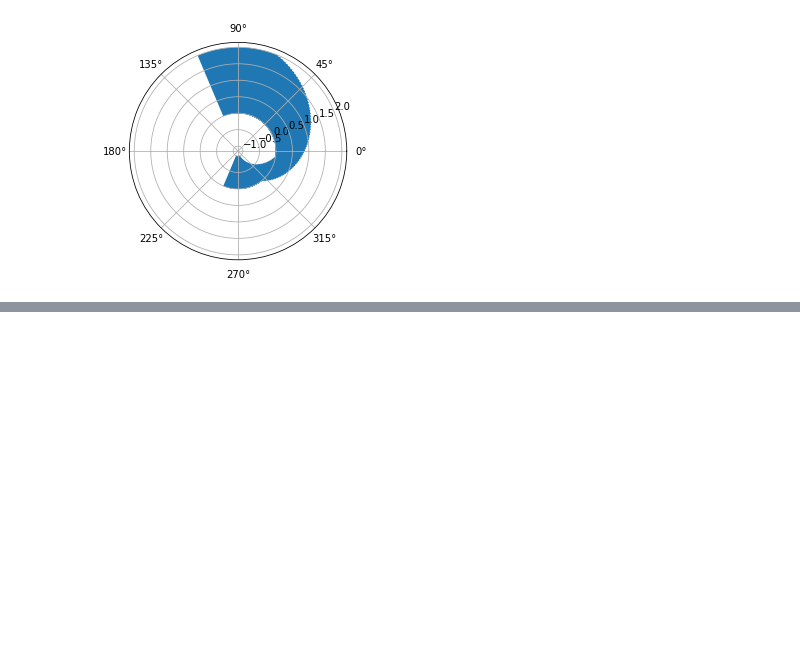
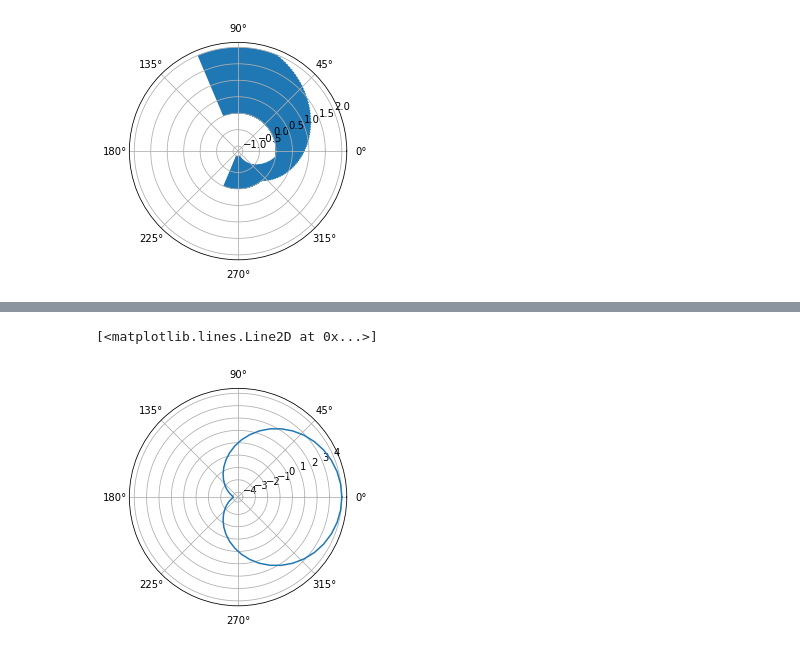
Before and after one commit to Zhurp2020/NLP-from-scratch, a Jupyter notebook: Thomas Calculus/Chapter 11 code.ipynb, the cells around one changed output, grey strips where cells are left out. Saved outputs shown, nothing was run; the diff lists cells and outputs as text; code cells hidden in the pictures; blank space fills up the shorter version.

```diff
--- a/Thomas Calculus/Chapter 11 code.ipynb
+++ b/Thomas Calculus/Chapter 11 code.ipynb
@@ -219,0 +270,9 @@ ax.bar(theta,r)
+# %%
+theta = np.linspace(0,2*np.pi,51)
+def r(t):
+    return 4*np.cos(t)
+ax = plt.subplot(projection = 'polar')
+ax.plot(theta,r(theta))
+# %% [output]
+[<matplotlib.lines.Line2D at 0x...>]
+[figure, added]
```
Also changed, not shown: parts of 9 cells of this notebook, 3 other files.
